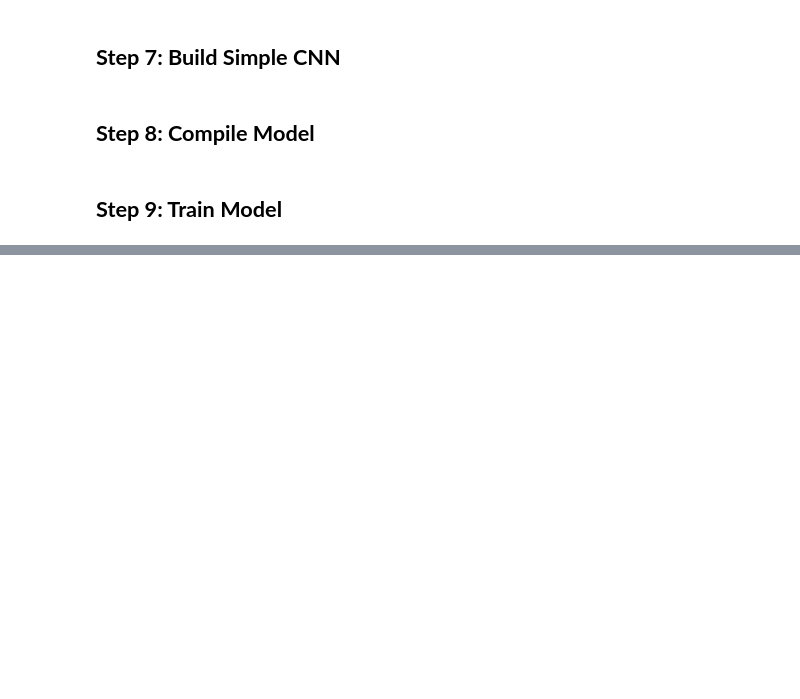
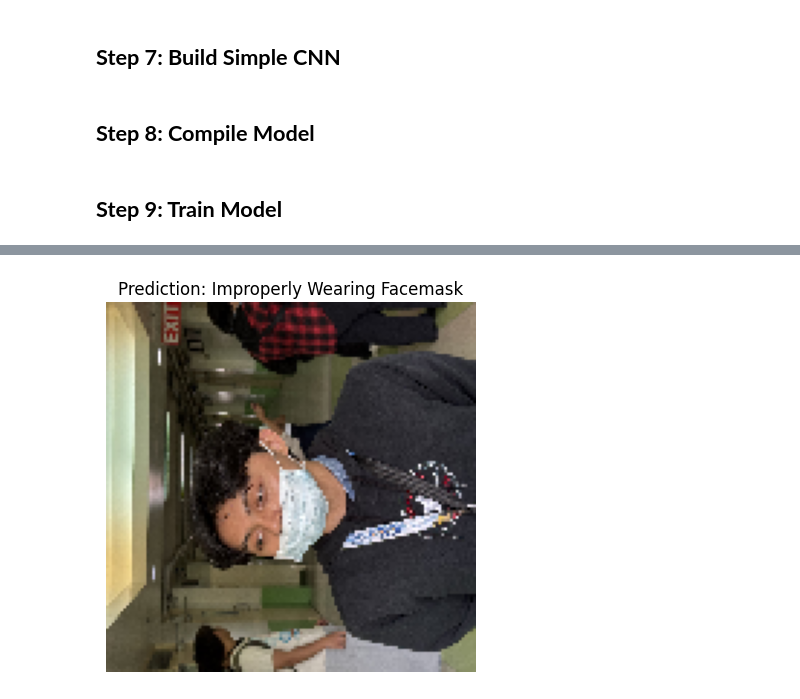
Before and after one commit to leonnmarcoo/CCDEPLRL_COM232_PROJECT, a Jupyter notebook: model.ipynb, the cells around one changed output, grey strips where cells are left out. Cells and saved outputs as stored; diff of their text form; code cells hidden in the pictures; blank space fills up the shorter version.

```diff
--- a/model.ipynb
+++ b/model.ipynb
@@ -92,0 +150,95 @@ Detected at node PyFunc defined at (most recent call last):
+# %%
+import tkinter as tk
+from tkinter import filedialog
+from tensorflow.keras.preprocessing import image
+import numpy as np
+import matplotlib.pyplot as plt
+
+# 1. Create a local file browser popup
+root = tk.Tk()
+root.withdraw() # Hides the background main window
+root.call('wm', 'attributes', '.', '-topmost', True) # Forces the popup to the front
+
+print("Please select an image in the popup window...")
+# Opens the file explorer and saves the path of the file you click
+filename = filedialog.askopenfilename(title="Select an image to test")
+
+if not filename:
+    print("Upload canceled. Please run the cell again to select a file.")
+else:
+    print(f"Successfully loaded: {filename}")
+
+    # 2. Load the image and resize to the same size used in training
+    img = image.load_img(filename, target_size=(128,128))
+
+    # 3. Convert image to numpy array
+    img_array = image.img_to_array(img)
+
+    # 4. Normalize pixel values (same preprocessing used during training)
+    img_array = img_array / 255.0
+
+    # 5. Expand dimensions so the model receives a batch
+    img_array = np.expand_dims(img_array, axis=0)
+
+    # 6. Predict class
+    prediction = model.predict(img_array)
+
+    # 7. Get predicted class index
+    predicted_class = np.argmax(prediction)
+
+    # 8. Retrieve class labels from training dataset
+    # (Requires train_data to be loaded in memory)
+    class_labels = list(train_data.class_indices.keys())
+
+    # 9. Display the image
+    plt.imshow(img)
+    plt.axis('off')
+
+    # 10. Display predicted label
+    print("Predicted Class:", class_labels[predicted_class])
+    plt.title("Prediction: " + class_labels[predicted_class])
+    plt.show()
+
+# from google.colab import files
+# from tensorflow.keras.preprocessing import image
+# import numpy as np
+# import matplotlib.pyplot as plt
+
+# # Upload an image file
+# uploaded = files.upload()
+
+# # Get uploaded file name
+# filename = list(uploaded.keys())[0]
+
+# # Load the image and resize to the same size used in training
+# img = image.load_img(filename, target_size=(128,128))
+
+# # Convert image to numpy array
+# img_array = image.img_to_array(img)
+
+# # Normalize pixel values (same preprocessing used during training)
+# img_array = img_array / 255.0
+
+# # Expand dimensions so the model receives a batch
+# img_array = np.expand_dims(img_array, axis=0)
+
+# # Predict class
+# prediction = model.predict(img_array)
+
+# # Get predicted class index
+# predicted_class = np.argmax(prediction)
+
+# # Retrieve class labels from training dataset
+# class_labels = list(train_data.class_indices.keys())
+
+# # Display the image
+# plt.imshow(img)
+# plt.axis('off')
+
+# # Display predicted label
+# print("Predicted Class:", class_labels[predicted_class])
+
+# # Show image with title
+# plt.title("Prediction: " + class_labels[predicted_class])
+# plt.show()
+# %% [output]
@@ -92,0 +249 @@ Detected at node PyFunc defined at (most recent call last):
+[figure, added]
```
Also changed, not shown: parts of 10 cells of this notebook.
